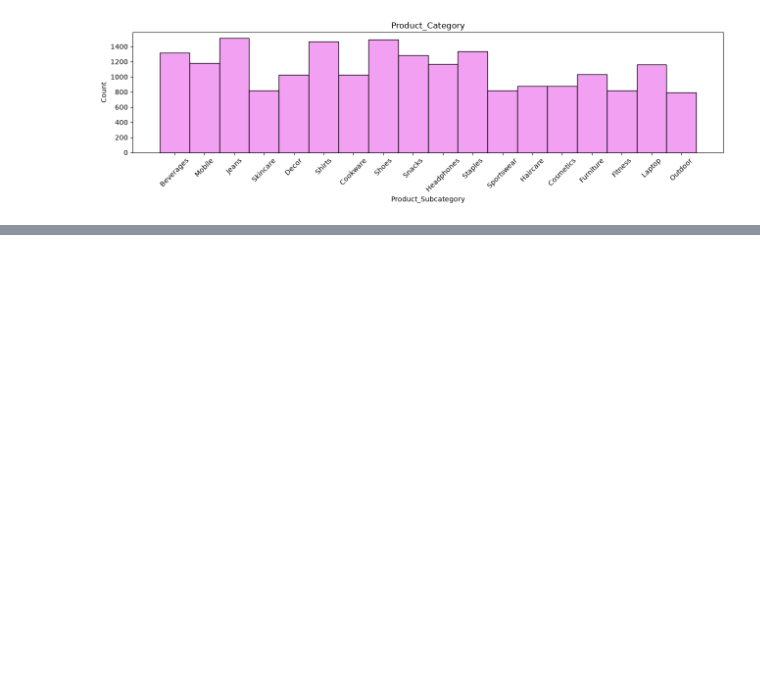
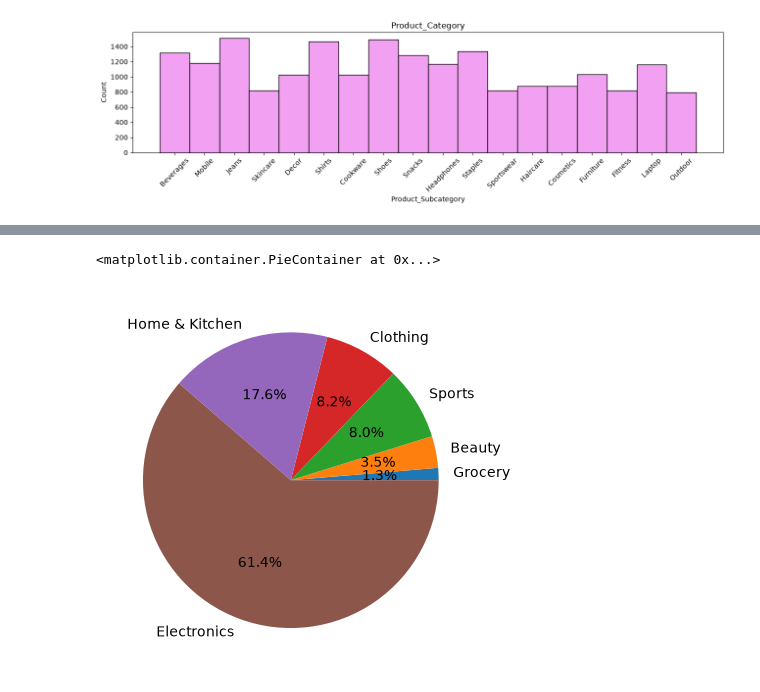
Before and after one commit to SnehalBorkute/Python, a Jupyter notebook: graphs.ipynb, the cells around one changed output, grey strips where cells are left out. Cells and saved outputs as stored; diff of their text form; code cells hidden in the pictures; blank space fills up the shorter version.

```diff
--- a/graphs.ipynb
+++ b/graphs.ipynb
@@ -94,0 +107,11 @@ plt.show()
+# %%
+Product_Category = df.groupby('Product_Category')['Sales_Amount'].sum().sort_values(ascending = True)
+plt.pie(
+    Product_Category.values,
+    labels=Product_Category.index,
+    autopct="%1.1f%%",
+    # startangle = 90
+)
+# %% [output]
+<matplotlib.container.PieContainer at 0x...>
+[figure, added]
```
Also changed, not shown: parts of 2 cells of this notebook.
